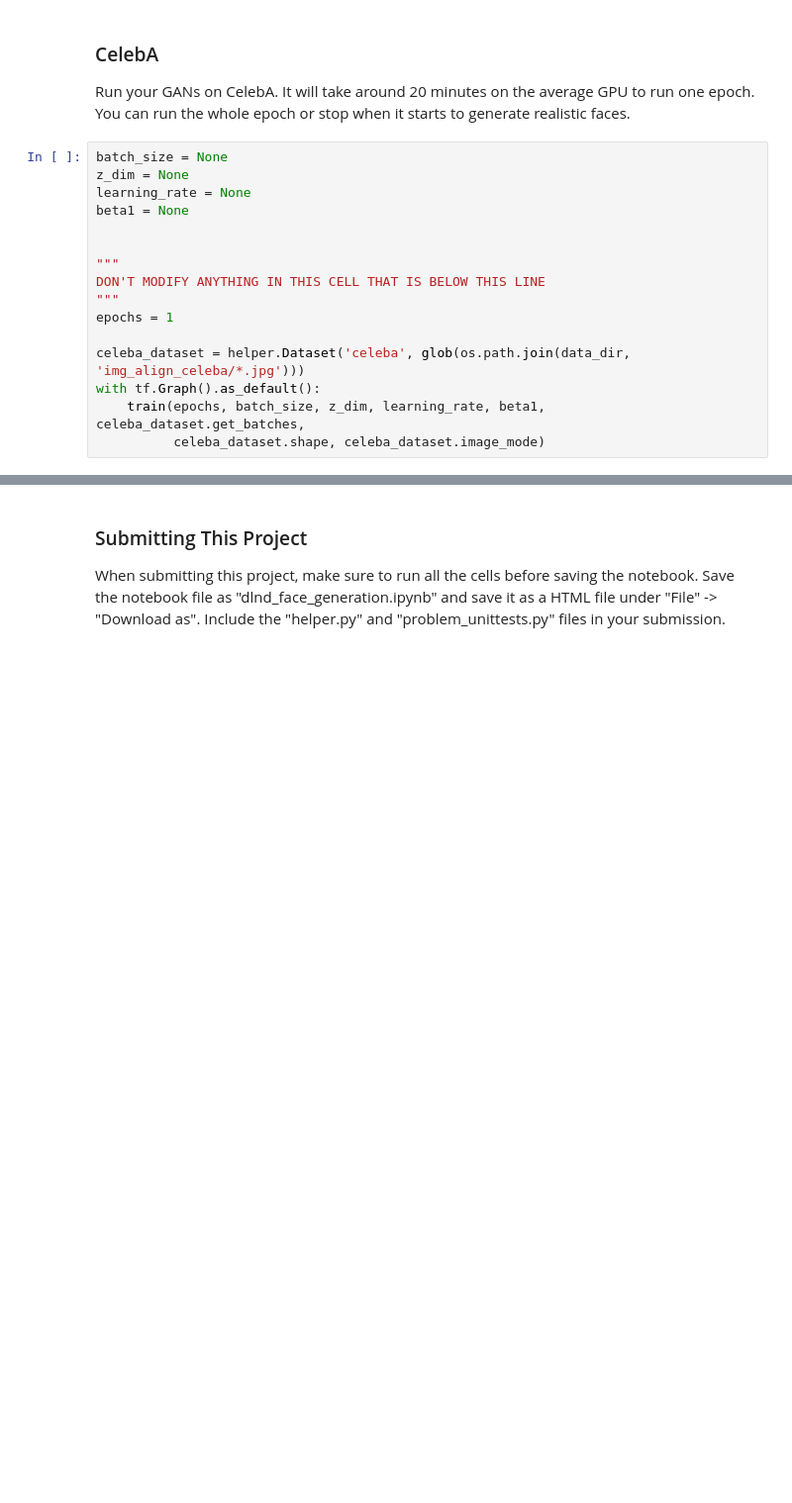
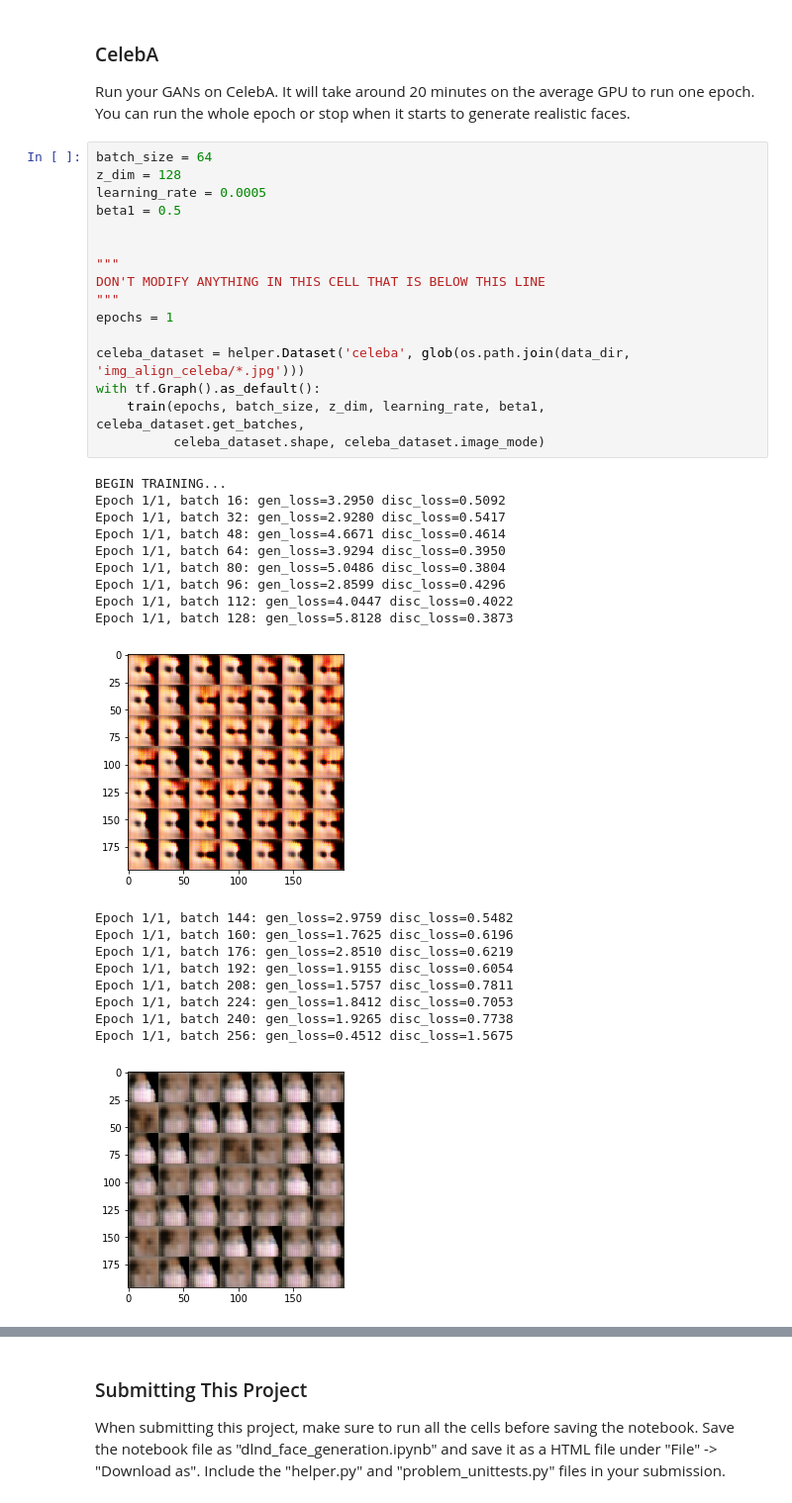
Before and after one commit to CosmicMJ/udacity-dl, a Jupyter notebook: face_generation/dlnd_face_generation.ipynb, the cells around one changed output, grey strips where cells are left out. Shown at 99% size. Cells and saved outputs as stored; diff of their text form; blank space fills up the shorter version.

```diff
--- a/face_generation/dlnd_face_generation.ipynb
+++ b/face_generation/dlnd_face_generation.ipynb
@@ -297,18 +534,38 @@ with tf.Graph().as_default():
 ### CelebA
 Run your GANs on CelebA.  It will take around 20 minutes on the average GPU to run one epoch.  You can run the whole epoch or stop when it starts to generate realistic faces.
 # %%
-batch_size = None
-z_dim = None
-learning_rate = None
-beta1 = None
+batch_size = 64
+z_dim = 128
+learning_rate = 0.0005
+beta1 = 0.5
 
 
 """
 DON'T MODIFY ANYTHING IN THIS CELL THAT IS BELOW THIS LINE
 """
 epochs = 1
 
 celeba_dataset = helper.Dataset('celeba', glob(os.path.join(data_dir, 'img_align_celeba/*.jpg')))
 with tf.Graph().as_default():
     train(epochs, batch_size, z_dim, learning_rate, beta1, celeba_dataset.get_batches,
           celeba_dataset.shape, celeba_dataset.image_mode)
+# %% [output]
+BEGIN TRAINING...
+Epoch 1/1, batch 16: gen_loss=3.2950 disc_loss=0.5092
+Epoch 1/1, batch 32: gen_loss=2.9280 disc_loss=0.5417
+Epoch 1/1, batch 48: gen_loss=4.6671 disc_loss=0.4614
+Epoch 1/1, batch 64: gen_loss=3.9294 disc_loss=0.3950
+Epoch 1/1, batch 80: gen_loss=5.0486 disc_loss=0.3804
+Epoch 1/1, batch 96: gen_loss=2.8599 disc_loss=0.4296
+Epoch 1/1, batch 112: gen_loss=4.0447 disc_loss=0.4022
+Epoch 1/1, batch 128: gen_loss=5.8128 disc_loss=0.3873
+[figure, added]
+Epoch 1/1, batch 144: gen_loss=2.9759 disc_loss=0.5482
+Epoch 1/1, batch 160: gen_loss=1.7625 disc_loss=0.6196
+Epoch 1/1, batch 176: gen_loss=2.8510 disc_loss=0.6219
+Epoch 1/1, batch 192: gen_loss=1.9155 disc_loss=0.6054
+Epoch 1/1, batch 208: gen_loss=1.5757 disc_loss=0.7811
+Epoch 1/1, batch 224: gen_loss=1.8412 disc_loss=0.7053
+Epoch 1/1, batch 240: gen_loss=1.9265 disc_loss=0.7738
+Epoch 1/1, batch 256: gen_loss=0.4512 disc_loss=1.5675
+[figure, added]
```
Also changed, not shown: parts of 11 cells of this notebook, 2 other files.
